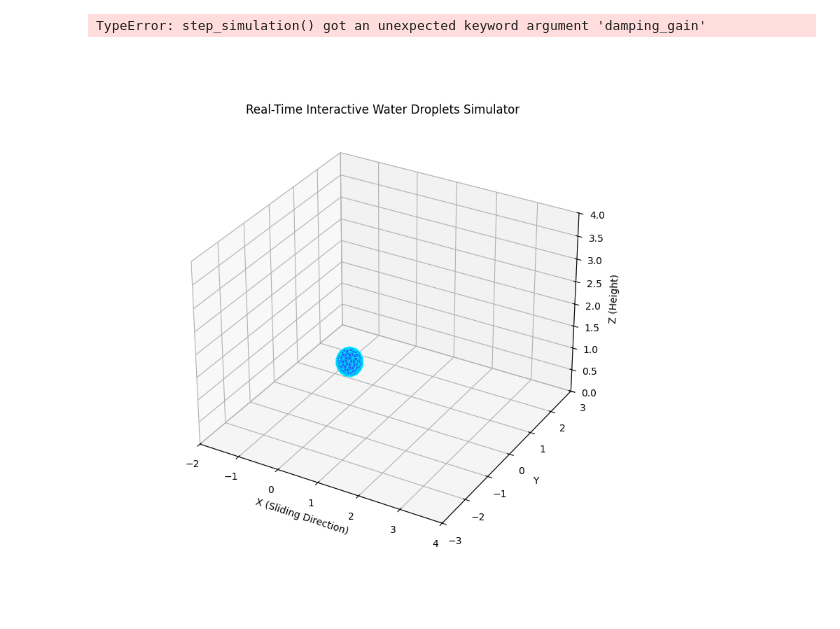
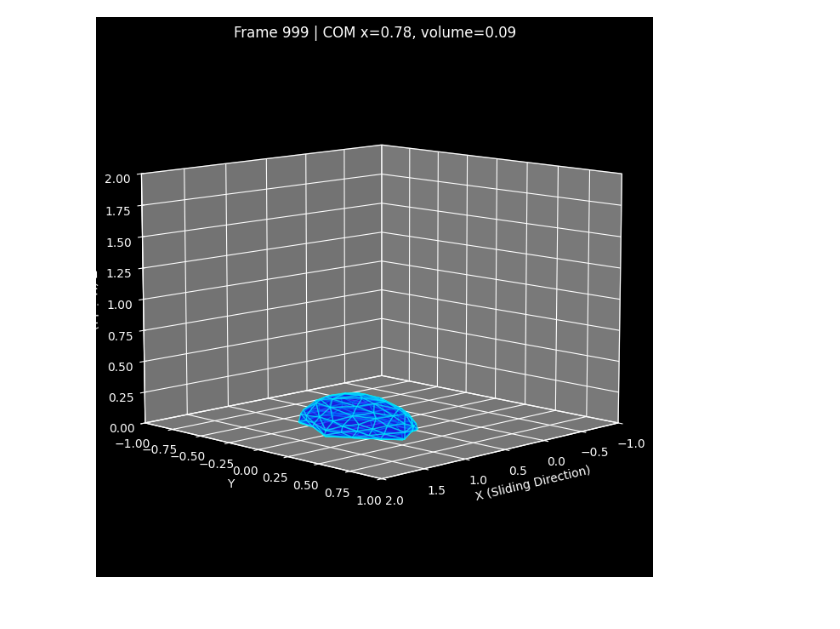
Before and after one commit to owenlambchops/CS184-final-project, a Jupyter notebook: python_sim_dev/water_sim.ipynb, the cells around one changed output. Cells and saved outputs as stored; diff of their text form; code cells hidden in the pictures.

```diff
--- a/python_sim_dev/water_sim.ipynb
+++ b/python_sim_dev/water_sim.ipynb
@@ -55,7 +55,9 @@ for frame in range(2000):
             rho=0.1,    # lower density to allow more visible deformation without extreme forces
             alpha=3.0,     # contact angle stiffness
             friction_coeff=0.1,
-            damping_gain=1.5 # Apply new robust damping
+            damping_gain=1.5, # Apply new robust damping
+            receding_angle=np.deg2rad(70.0),
+            advancing_angle=np.deg2rad(95.0),
         )
 
         # gamma=50.0,
@@ -90,32 +92,31 @@ for frame in range(2000):
         #     mu=16.0,        # numerically safer damping than very large explicit mu
         #     eta=6.0,      # keep Laplacian viscosity in a stable/recommended range
         #     k_v=2000.0,
         #     rho=0.1,    # lower density to allow more visible deformation without extreme forces
         #     alpha=0.2,     # contact angle stiffness
         #     friction_coeff=0.1,
         #     contact_angles=(np.deg2rad(105.0), np.deg2rad(125.0)),
         #     volume_correction_mode="both",
         # )
 
     # Update visual data
     # sc._offsets3d = (x[:, 0], x[:, 1], x[:, 2])
     poly.set_verts(x[faces])
 
     # Keep droplet in view as it slides
     center = x.mean(axis=0)
     ax.set_xlim(-1, 2)
     ax.set_ylim(-1, 1)
     ax.set_zlim(0.0, 2.0)
     _, volume = compute_vertex_normals_and_volume(x, faces)
     ax.set_title(f"Frame {frame} | COM x={center[0]:.2f}, volume={volume:.2f}")
     ax.view_init(elev=10, azim=45)
 
     # Notebook-friendly refresh
     display.clear_output(wait=True)
     display.display(fig)
     time.sleep(0.01)
 
 plt.close(fig)
 # %% [output]
-TypeError: step_simulation() got an unexpected keyword argument 'damping_gain'
-[figure, old version]
+[figure, new version]
```
